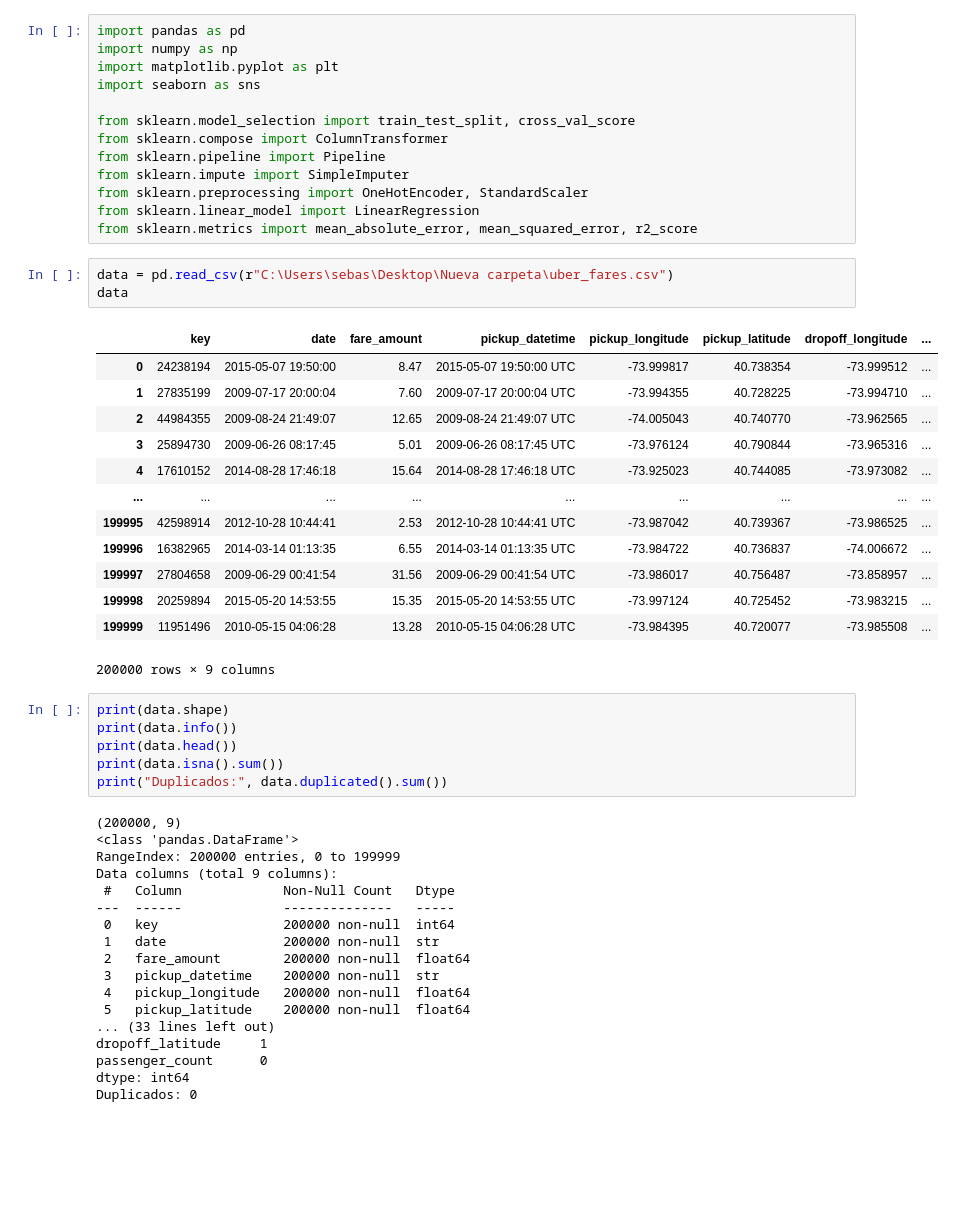
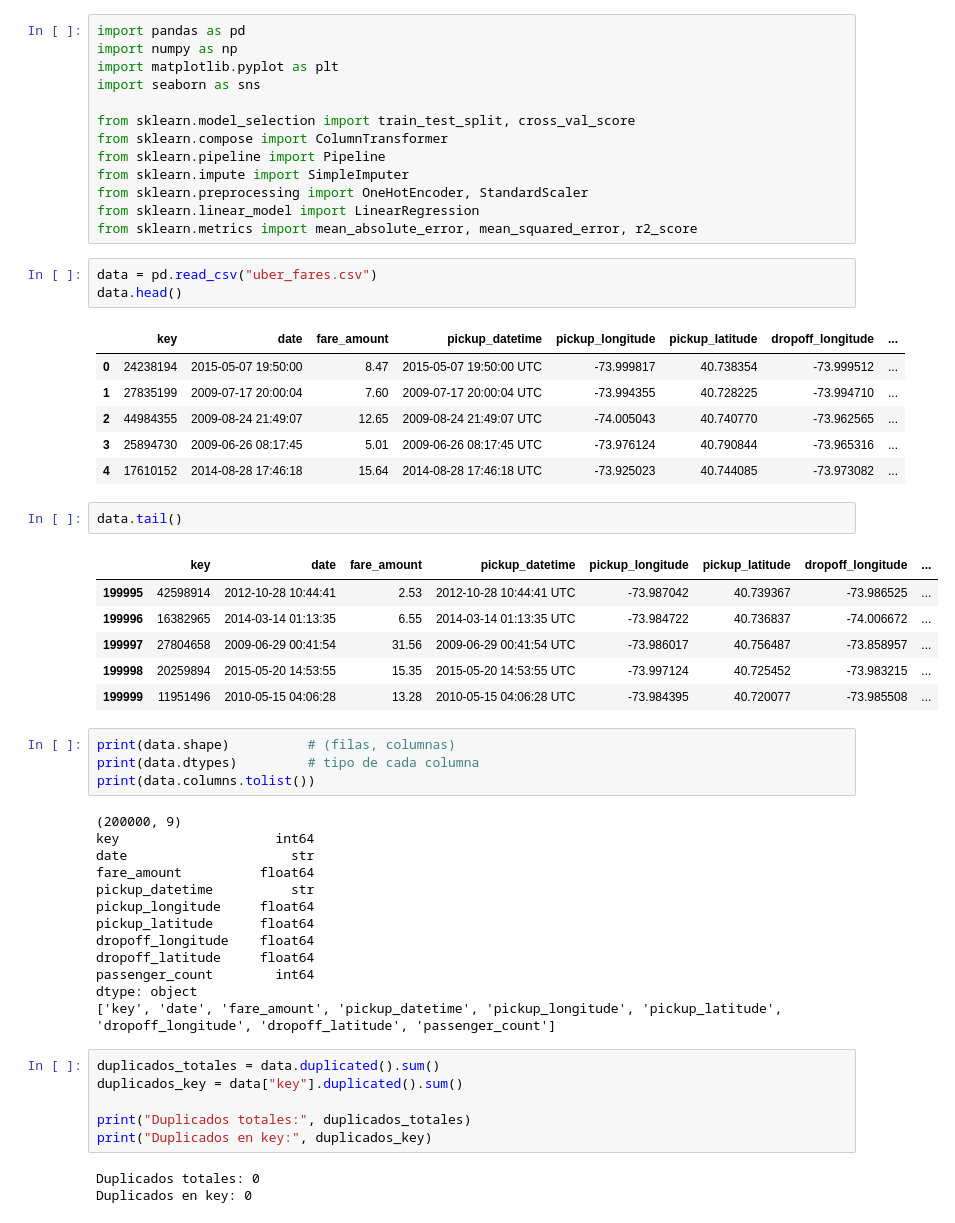
Before and after one commit to SebMun33/AA1-TUIA-2026C1-Onyskiw-Mu-oz, a Jupyter notebook: analisis_descriptivo.ipynb, the cells around one changed output. Drawn from its saved outputs; the diff is of its cells as text; blank space fills up the shorter version.

```diff
--- a/analisis_descriptivo.ipynb
+++ b/analisis_descriptivo.ipynb
@@ -12,44 +12,48 @@ from sklearn.preprocessing import OneHotEncoder, StandardScaler
 from sklearn.linear_model import LinearRegression
 from sklearn.metrics import mean_absolute_error, mean_squared_error, r2_score
 # %%
-data = pd.read_csv(r"C:\Users\sebas\Desktop\Nueva carpeta\uber_fares.csv")
-data
+data = pd.read_csv("uber_fares.csv")
+data.head()
 # %% [output]
 |  | key | date | fare_amount | pickup_datetime | pickup_longitude | pickup_latitude | dropoff_longitude | ... |
 | 0 | 24238194 | 2015-05-07 19:50:00 | 8.47 | 2015-05-07 19:50:00 UTC | -73.999817 | 40.738354 | -73.999512 | ... |
 | 1 | 27835199 | 2009-07-17 20:00:04 | 7.60 | 2009-07-17 20:00:04 UTC | -73.994355 | 40.728225 | -73.994710 | ... |
 | 2 | 44984355 | 2009-08-24 21:49:07 | 12.65 | 2009-08-24 21:49:07 UTC | -74.005043 | 40.740770 | -73.962565 | ... |
 | 3 | 25894730 | 2009-06-26 08:17:45 | 5.01 | 2009-06-26 08:17:45 UTC | -73.976124 | 40.790844 | -73.965316 | ... |
 | 4 | 17610152 | 2014-08-28 17:46:18 | 15.64 | 2014-08-28 17:46:18 UTC | -73.925023 | 40.744085 | -73.973082 | ... |
-| ... | ... | ... | ... | ... | ... | ... | ... | ... |
-| 199995 | 42598914 | 2012-10-28 10:44:41 | 2.53 | 2012-10-28 10:44:41 UTC | -73.987042 | 40.739367 | -73.986525 | ... |
-| 199996 | 16382965 | 2014-03-14 01:13:35 | 6.55 | 2014-03-14 01:13:35 UTC | -73.984722 | 40.736837 | -74.006672 | ... |
-| 199997 | 27804658 | 2009-06-29 00:41:54 | 31.56 | 2009-06-29 00:41:54 UTC | -73.986017 | 40.756487 | -73.858957 | ... |
-| 199998 | 20259894 | 2015-05-20 14:53:55 | 15.35 | 2015-05-20 14:53:55 UTC | -73.997124 | 40.725452 | -73.983215 | ... |
-| 199999 | 11951496 | 2010-05-15 04:06:28 | 13.28 | 2010-05-15 04:06:28 UTC | -73.984395 | 40.720077 | -73.985508 | ... |
-200000 rows × 9 columns
+# %%
+data.tail()
+# %% [output]
+|  | key | date | fare_amount | pickup_datetime | pickup_longitude | pickup_latitude | dropoff_longitude | ... |
+| 199995 | 42598914 | 2012-10-28 10:44:41 | 2.53 | 2012-10-28 10:44:41 UTC | -73.987042 | 40.739367 | -73.986525 | ... |
+| 199996 | 16382965 | 2014-03-14 01:13:35 | 6.55 | 2014-03-14 01:13:35 UTC | -73.984722 | 40.736837 | -74.006672 | ... |
+| 199997 | 27804658 | 2009-06-29 00:41:54 | 31.56 | 2009-06-29 00:41:54 UTC | -73.986017 | 40.756487 | -73.858957 | ... |
+| 199998 | 20259894 | 2015-05-20 14:53:55 | 15.35 | 2015-05-20 14:53:55 UTC | -73.997124 | 40.725452 | -73.983215 | ... |
+| 199999 | 11951496 | 2010-05-15 04:06:28 | 13.28 | 2010-05-15 04:06:28 UTC | -73.984395 | 40.720077 | -73.985508 | ... |
 # %%
-print(data.shape)
-print(data.info())
-print(data.head())
-print(data.isna().sum())
-print("Duplicados:", data.duplicated().sum())
+print(data.shape)          # (filas, columnas)
+print(data.dtypes)         # tipo de cada columna
+print(data.columns.tolist())
 # %% [output]
 (200000, 9)
-<class 'pandas.DataFrame'>
-RangeIndex: 200000 entries, 0 to 199999
-Data columns (total 9 columns):
- #   Column             Non-Null Count   Dtype
----  ------             --------------   -----
- 0   key                200000 non-null  int64
- 1   date               200000 non-null  str
- 2   fare_amount        200000 non-null  float64
- 3   pickup_datetime    200000 non-null  str
- 4   pickup_longitude   200000 non-null  float64
- 5   pickup_latitude    200000 non-null  float64
-... (33 lines left out)
-dropoff_latitude     1
-passenger_count      0
-dtype: int64
-Duplicados: 0
+key                    int64
+date                     str
+fare_amount          float64
+pickup_datetime          str
+pickup_longitude     float64
+pickup_latitude      float64
+dropoff_longitude    float64
+dropoff_latitude     float64
+passenger_count        int64
+dtype: object
+['key', 'date', 'fare_amount', 'pickup_datetime', 'pickup_longitude', 'pickup_latitude', 'dropoff_longitude', 'dropoff_latitude', 'passenger_count']
+# %%
+duplicados_totales = data.duplicated().sum()
+duplicados_key = data["key"].duplicated().sum()
+
+print("Duplicados totales:", duplicados_totales)
+print("Duplicados en key:", duplicados_key)
+# %% [output]
+Duplicados totales: 0
+Duplicados en key: 0
 # %% [markdown]
```
Also changed, not shown: parts of 44 cells of this notebook.
